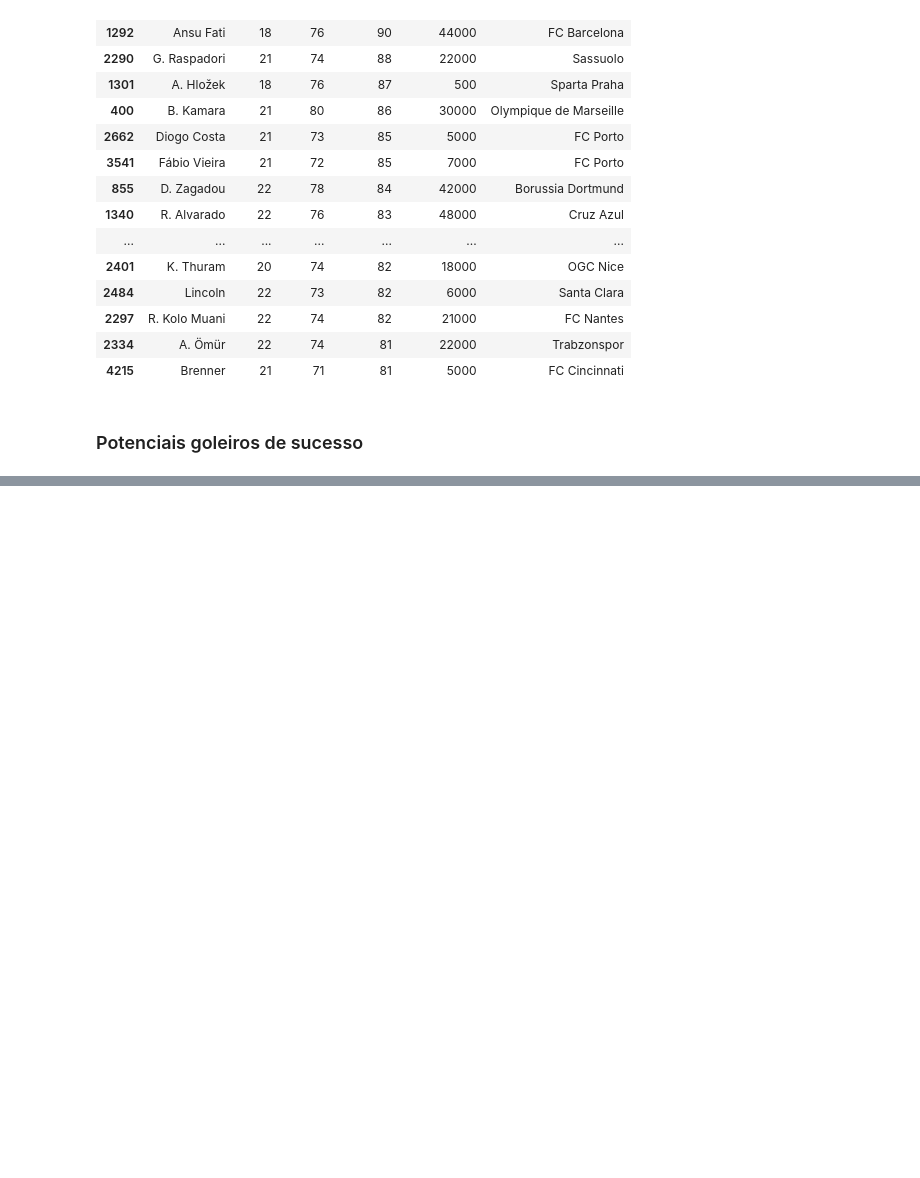
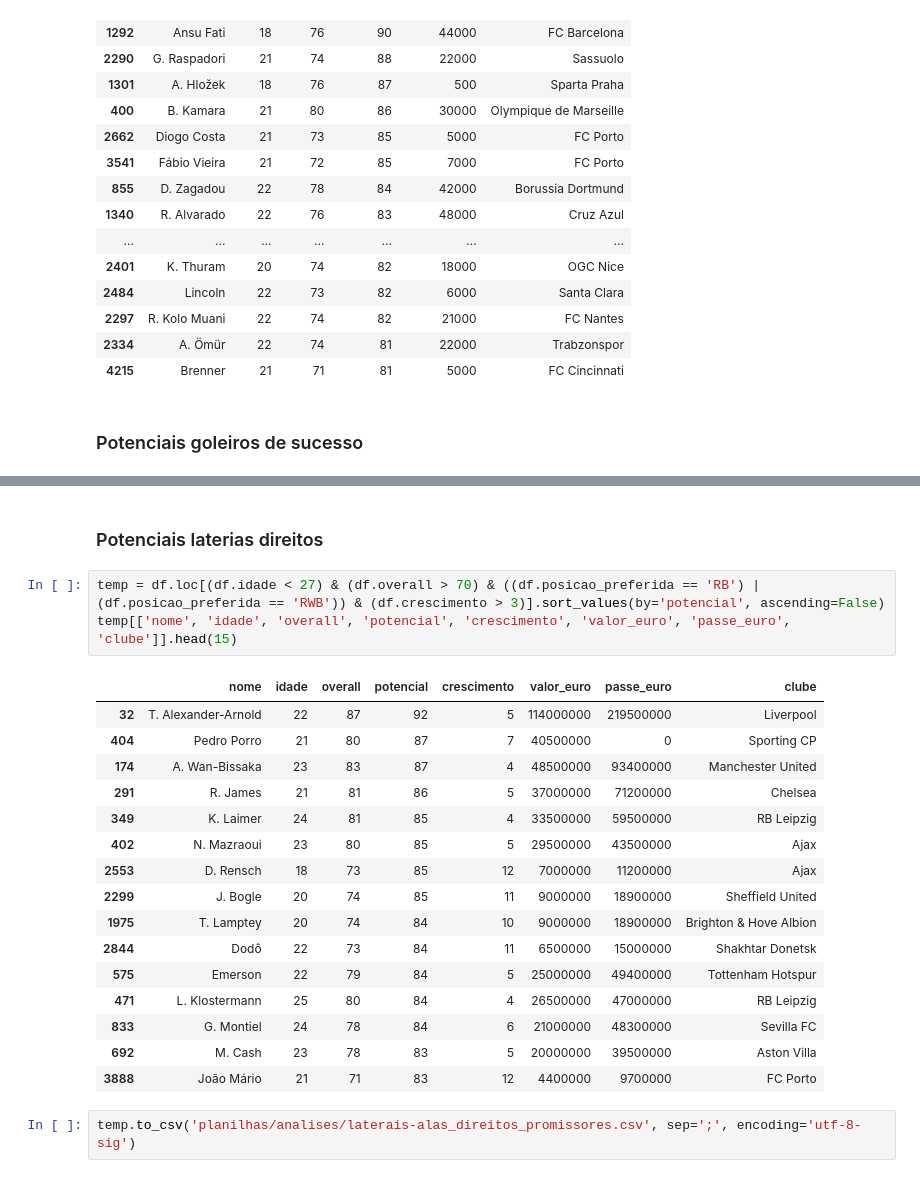
Before and after one commit to leovasc5/exploratory-analysis-of-FIFA-22-data, a Jupyter notebook: scalt.ipynb, the cells around one changed output, grey strips where cells are left out. Saved outputs shown, nothing was run; the diff lists cells and outputs as text; blank space fills up the shorter version.

```diff
--- a/scalt.ipynb
+++ b/scalt.ipynb
@@ -131,0 +202,24 @@ temp[['nome', 'idade', 'overall', 'potencial', 'salario_euro', 'clube']].head(20
+# %% [markdown]
+### Potenciais laterias direitos
+# %%
+temp = df.loc[(df.idade < 27) & (df.overall > 70) & ((df.posicao_preferida == 'RB') | (df.posicao_preferida == 'RWB')) & (df.crescimento > 3)].sort_values(by='potencial', ascending=False)
+temp[['nome', 'idade', 'overall', 'potencial', 'crescimento', 'valor_euro', 'passe_euro', 'clube']].head(15)
+# %% [output]
+|  | nome | idade | overall | potencial | crescimento | valor_euro | passe_euro | clube |
+| 32 | T. Alexander-Arnold | 22 | 87 | 92 | 5 | 114000000 | 219500000 | Liverpool |
+| 404 | Pedro Porro | 21 | 80 | 87 | 7 | 40500000 | 0 | Sporting CP |
+| 174 | A. Wan-Bissaka | 23 | 83 | 87 | 4 | 48500000 | 93400000 | Manchester United |
+| 291 | R. James | 21 | 81 | 86 | 5 | 37000000 | 71200000 | Chelsea |
+| 349 | K. Laimer | 24 | 81 | 85 | 4 | 33500000 | 59500000 | RB Leipzig |
+| 402 | N. Mazraoui | 23 | 80 | 85 | 5 | 29500000 | 43500000 | Ajax |
+| 2553 | D. Rensch | 18 | 73 | 85 | 12 | 7000000 | 11200000 | Ajax |
+| 2299 | J. Bogle | 20 | 74 | 85 | 11 | 9000000 | 18900000 | Sheffield United |
+| 1975 | T. Lamptey | 20 | 74 | 84 | 10 | 9000000 | 18900000 | Brighton & Hove Albion |
+| 2844 | Dodô | 22 | 73 | 84 | 11 | 6500000 | 15000000 | Shakhtar Donetsk |
+| 575 | Emerson | 22 | 79 | 84 | 5 | 25000000 | 49400000 | Tottenham Hotspur |
+| 471 | L. Klostermann | 25 | 80 | 84 | 4 | 26500000 | 47000000 | RB Leipzig |
+| 833 | G. Montiel | 24 | 78 | 84 | 6 | 21000000 | 48300000 | Sevilla FC |
+| 692 | M. Cash | 23 | 78 | 83 | 5 | 20000000 | 39500000 | Aston Villa |
+| 3888 | João Mário | 21 | 71 | 83 | 12 | 4400000 | 9700000 | FC Porto |
+# %%
+temp.to_csv('planilhas/analises/laterais-alas_direitos_promissores.csv', sep=';', encoding='utf-8-sig')
```
Also changed, not shown: parts of 18 cells of this notebook, 9 other files.
